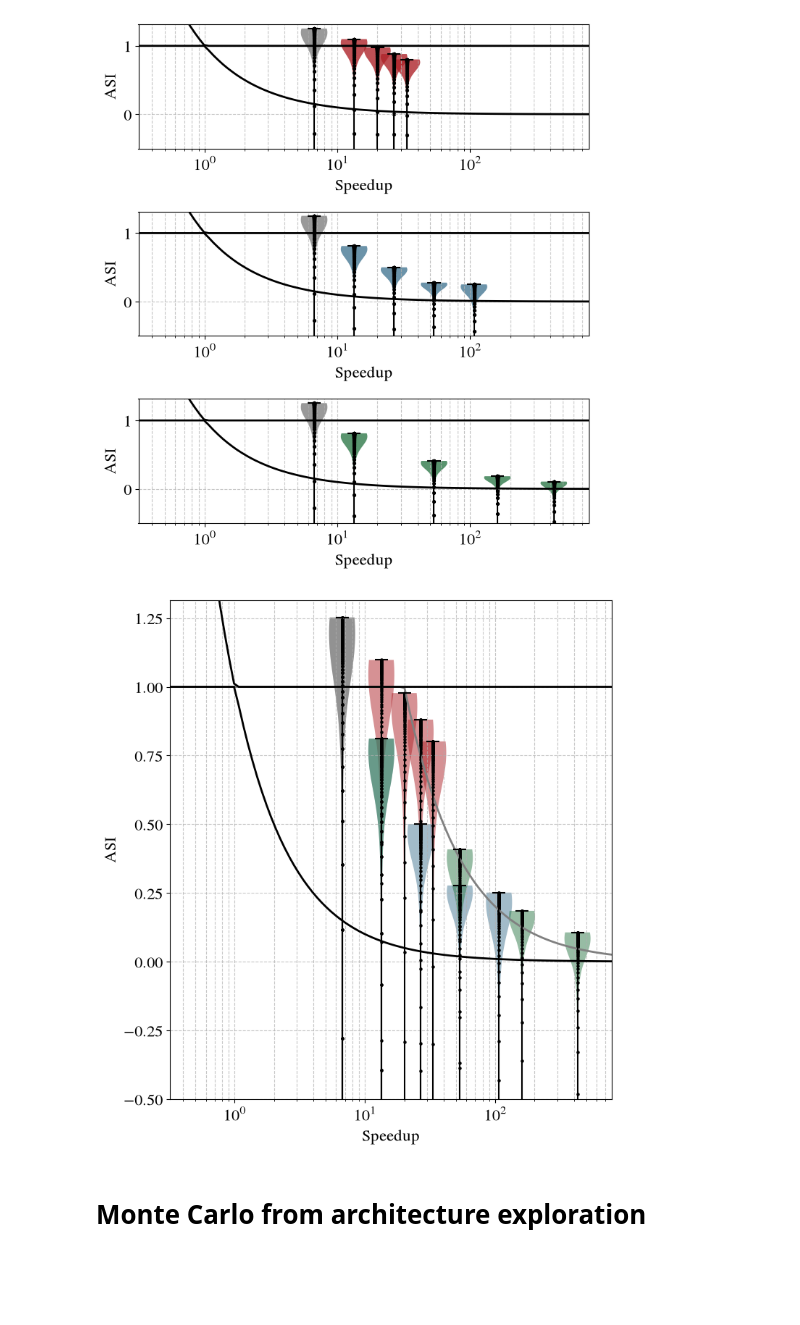
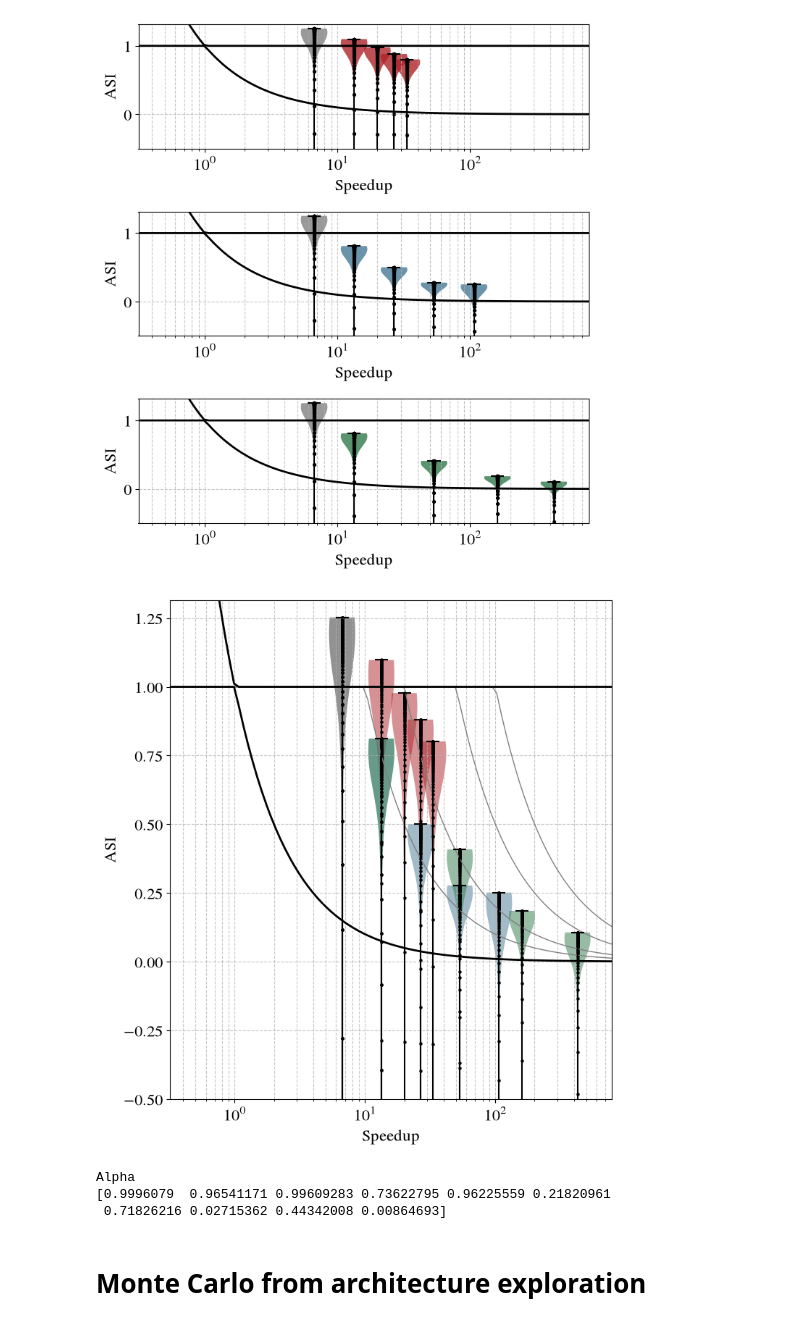
Before and after one commit to PolMaistriaux/IoT_Node_Modeling, a Jupyter notebook: Test_new_applications/Notebook_ASI_Framework.ipynb, the cells around one changed output. Saved outputs shown, nothing was run; the diff lists cells and outputs as text; code cells hidden in the pictures; blank space fills up the shorter version.

```diff
--- a/Test_new_applications/Notebook_ASI_Framework.ipynb
+++ b/Test_new_applications/Notebook_ASI_Framework.ipynb
@@ -841,7 +841,7 @@ plt.show()
 # %% [output]
 [figure]
 # %%
-max_reused_speedup = 20
+max_reused_speedup = np.array([10,20,50,100])
 
 # ASI Framework separations
 s_log_min = -0.5
@@ -856,13 +856,9 @@ formatter = FuncFormatter(lambda x_val, tick_pos: "$10^{{{:.0f}}}$".format(x_val
 
 sep_strongly_sustainable = 1/10**speedup_space
 sep_weakly_sustainable   = 1/10**speedup_space
-new_speedup_limit        = 1/10**speedup_space
 
 sep_strongly_sustainable[np.where(sep_strongly_sustainable<1)] =1
 sep_weakly_sustainable  [np.where(sep_weakly_sustainable>1)]   =1
-
-new_speedup_limit  [np.where((10**speedup_space)>max_reused_speedup)]   = max_reused_speedup * new_speedup_limit  [np.where((10**speedup_space)>max_reused_speedup)]
-new_speedup_limit  [np.where((10**speedup_space)<=max_reused_speedup)]  = 1
 
 arch_color_map = ['Reds', 'Blues', 'Greens']
 
@@ -875,7 +871,12 @@ fig, ax = plt.subplots(1,len(baseline_area),figsize=(7.5*len(baseline_area), 8),
 
 for a in range(len(baseline_area)):
     ax[0,a].set_ylabel('ASI')
-    ax[0,a].plot(speedup_space, new_speedup_limit,   'gray', linewidth=2, label='Weakly Sustainable')
+    for n, n_s_lim in enumerate(max_reused_speedup):
+        new_speedup_limit        = 1/10**speedup_space
+        new_speedup_limit  [np.where((10**speedup_space)>n_s_lim)]   = n_s_lim * new_speedup_limit  [np.where((10**speedup_space)>n_s_lim)]
+        new_speedup_limit  [np.where((10**speedup_space)<=n_s_lim)]  = 1
+        ax[0,a].plot(speedup_space, new_speedup_limit,   'gray', linewidth=1)
+
     ax[0,a].plot(speedup_space, sep_strongly_sustainable, 'black', linewidth=2, label='Strongly Sustainable')
     ax[0,a].plot(speedup_space, sep_weakly_sustainable,   'black', linewidth=2, label='Weakly Sustainable')
     ax[0,a].set_xlabel('Speedup')
@@ -887,33 +888,70 @@ for a in range(len(baseline_area)):
     ax[0,a].xaxis.set_minor_locator(ticker.FixedLocator(log_ticks))
 
     for d, j in enumerate(analysis_Mem_type):
         asi_res_reshaped = np.reshape(theor_asi_res            , (len(alpha_studied),3*(arch_Dim)*len(analysis_Mem_type)), copy=True)
         speedup_reshaped = np.reshape(theor_speedup_ratio[:,:,j],(                   3*(arch_Dim)*len(analysis_Mem_type)), copy=True)
 
         this_color_array = []
         for k in range(3):
             this_color_array.append(('black',alphaViolin/3 ) )
             for i in range(1,arch_Dim):
                 this_color_array.append((color_array[k,2],alphaViolin ))
 
         vp1 = ax[0,a].violinplot(asi_res_reshaped, positions = np.log10(speedup_reshaped), widths=widthViolin,
                             showmeans=False,showextrema=True,showmedians=False ,
                             facecolor=this_color_array,
                             bw_method=bwViolin, linecolor='black' , points=300)
 
         for k in range(3):
             for i in range(0,arch_Dim):
                 p = ax[0,a].scatter(np.ones(len(alpha_studied))*np.log10(theor_speedup_ratio[k,i,j]),   np.maximum(theor_asi_res[:,a,k,i,d],-100),
                 c='black',  s=20, marker='.')
 
 
 
 #fig.colorbar(p,ax=ax,orientation='vertical',label='Alpha')
 
 # Add legend
 fig.tight_layout()
 plt.show()
 # %% [output]
-[figure, old version]
+[figure, new version]
+# %%
+
+F_p_J_grid = 1.27e-07 #kgCO2/J
+F_p_J_batt = 1.16e-05 #kgCO2/J
+
+F_p_mm2 = 0.97/100
+
+
+cases_array= np.array([
+    # Area, Emb      Carbon In  Lifetime      fs
+    [ 0.6 , F_p_mm2, F_p_J_grid,    10  ,      10**1 ],
+    [ 0.6 , F_p_mm2, F_p_J_batt,    10  ,      10**1 ],
+    [ 0.6 , F_p_mm2, F_p_J_grid,    10  ,      10**2 ],
+    [ 0.6 , F_p_mm2, F_p_J_batt,    10  ,      10**2 ],
+    [ 0.6 , F_p_mm2, F_p_J_grid,    10  ,      10**3 ],
+    [ 0.6 , F_p_mm2, F_p_J_batt,    10  ,      10**3 ],
+    [ 0.6 , F_p_mm2, F_p_J_grid,    10  ,      10**4 ],
+    [ 0.6 , F_p_mm2, F_p_J_batt,    10  ,      10**4 ],
+    [ 0.6 , F_p_mm2, F_p_J_grid,    10  ,      32e3 ],
+    [ 0.6 , F_p_mm2, F_p_J_batt,    10  ,      32e3 ],
+])
+# Embodied
+
+array_area     = cases_array[:,0]
+array_F_p_mm2  = cases_array[:,1]
+array_F_p_J    = cases_array[:,2]
+array_lifetime = cases_array[:,3]
+array_fs       = cases_array[:,4]
+
+base_emb = array_F_p_mm2*array_area
+base_op =  array_fs*array_F_p_J*(365*24*60*60*array_lifetime)*baseline_energy/nFFT
+print("Alpha")
+print((base_emb/(base_emb+base_op)))
+# %% [output]
+Alpha
+[0.9996079  0.96541171 0.99609283 0.73622795 0.96225559 0.21820961
+ 0.71826216 0.02715362 0.44342008 0.00864693]
 # %%
 
```
Also changed, not shown: parts of 1 cell of this notebook.
